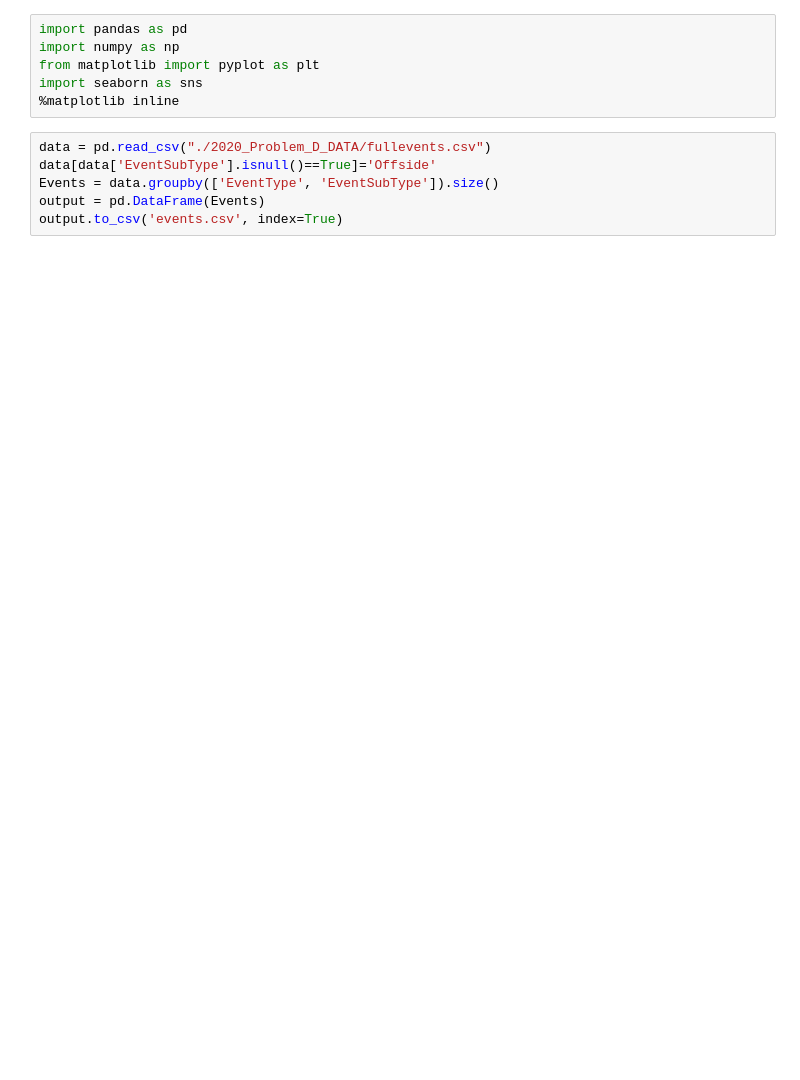
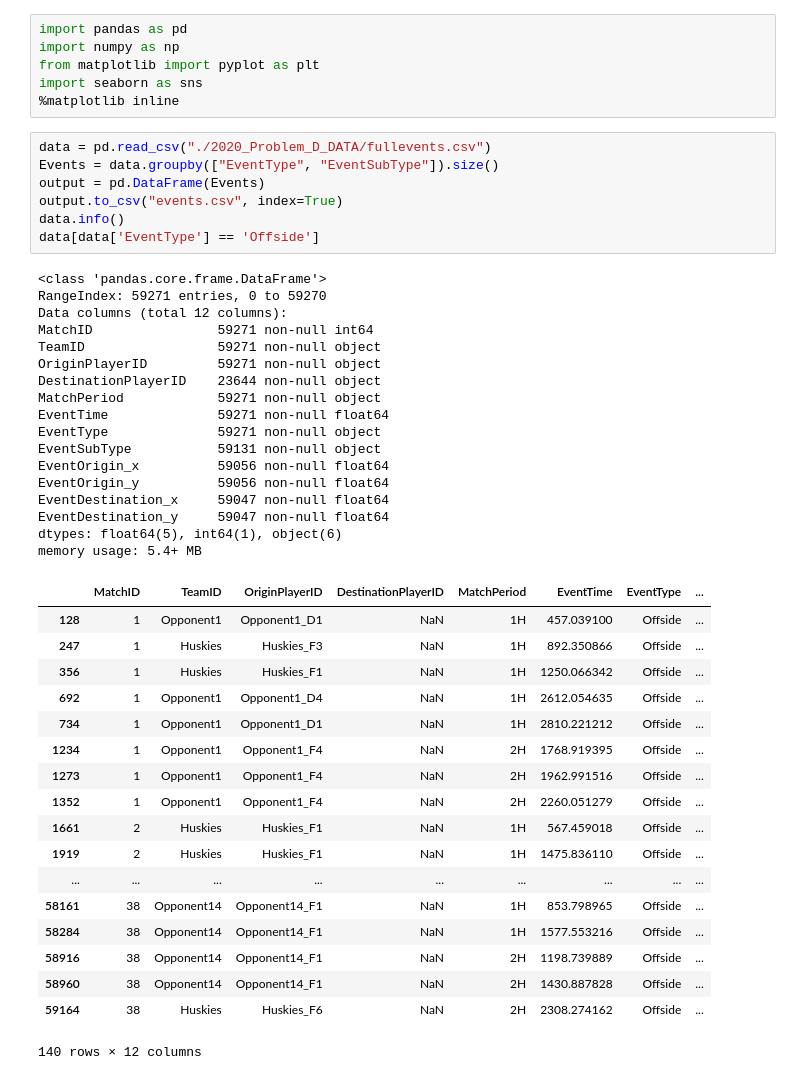
Before and after one commit to GZNGroup/2020MCM-ICM, a Jupyter notebook: 2020_Weekend1_Problems/processing.ipynb, the cells around one changed output. Cells and saved outputs as stored; diff of their text form; blank space fills up the shorter version.

```diff
--- a/2020_Weekend1_Problems/processing.ipynb
+++ b/2020_Weekend1_Problems/processing.ipynb
@@ -6,8 +6,45 @@ import seaborn as sns
 %matplotlib inline
 # %%
 data = pd.read_csv("./2020_Problem_D_DATA/fullevents.csv")
-data[data['EventSubType'].isnull()==True]='Offside'
-Events = data.groupby(['EventType', 'EventSubType']).size()
+Events = data.groupby(["EventType", "EventSubType"]).size()
 output = pd.DataFrame(Events)
-output.to_csv('events.csv', index=True)
+output.to_csv("events.csv", index=True)
+data.info()
+data[data['EventType'] == 'Offside']
+# %% [output]
+<class 'pandas.core.frame.DataFrame'>
+RangeIndex: 59271 entries, 0 to 59270
+Data columns (total 12 columns):
+MatchID                59271 non-null int64
+TeamID                 59271 non-null object
+OriginPlayerID         59271 non-null object
+DestinationPlayerID    23644 non-null object
+MatchPeriod            59271 non-null object
+EventTime              59271 non-null float64
+EventType              59271 non-null object
+EventSubType           59131 non-null object
+EventOrigin_x          59056 non-null float64
+EventOrigin_y          59056 non-null float64
+EventDestination_x     59047 non-null float64
+EventDestination_y     59047 non-null float64
+dtypes: float64(5), int64(1), object(6)
+memory usage: 5.4+ MB
+|  | MatchID | TeamID | OriginPlayerID | DestinationPlayerID | MatchPeriod | EventTime | EventType | ... |
+| 128 | 1 | Opponent1 | Opponent1_D1 | NaN | 1H | 457.039100 | Offside | ... |
+| 247 | 1 | Huskies | Huskies_F3 | NaN | 1H | 892.350866 | Offside | ... |
+| 356 | 1 | Huskies | Huskies_F1 | NaN | 1H | 1250.066342 | Offside | ... |
+| 692 | 1 | Opponent1 | Opponent1_D4 | NaN | 1H | 2612.054635 | Offside | ... |
+| 734 | 1 | Opponent1 | Opponent1_D1 | NaN | 1H | 2810.221212 | Offside | ... |
+| 1234 | 1 | Opponent1 | Opponent1_F4 | NaN | 2H | 1768.919395 | Offside | ... |
+| 1273 | 1 | Opponent1 | Opponent1_F4 | NaN | 2H | 1962.991516 | Offside | ... |
+| 1352 | 1 | Opponent1 | Opponent1_F4 | NaN | 2H | 2260.051279 | Offside | ... |
+| 1661 | 2 | Huskies | Huskies_F1 | NaN | 1H | 567.459018 | Offside | ... |
+| 1919 | 2 | Huskies | Huskies_F1 | NaN | 1H | 1475.836110 | Offside | ... |
+| ... | ... | ... | ... | ... | ... | ... | ... | ... |
+| 58161 | 38 | Opponent14 | Opponent14_F1 | NaN | 1H | 853.798965 | Offside | ... |
+| 58284 | 38 | Opponent14 | Opponent14_F1 | NaN | 1H | 1577.553216 | Offside | ... |
+| 58916 | 38 | Opponent14 | Opponent14_F1 | NaN | 2H | 1198.739889 | Offside | ... |
+| 58960 | 38 | Opponent14 | Opponent14_F1 | NaN | 2H | 1430.887828 | Offside | ... |
+| 59164 | 38 | Huskies | Huskies_F6 | NaN | 2H | 2308.274162 | Offside | ... |
+140 rows × 12 columns
 # %%
```
Also changed, not shown: parts of 10 cells of this notebook, 4 other files.
